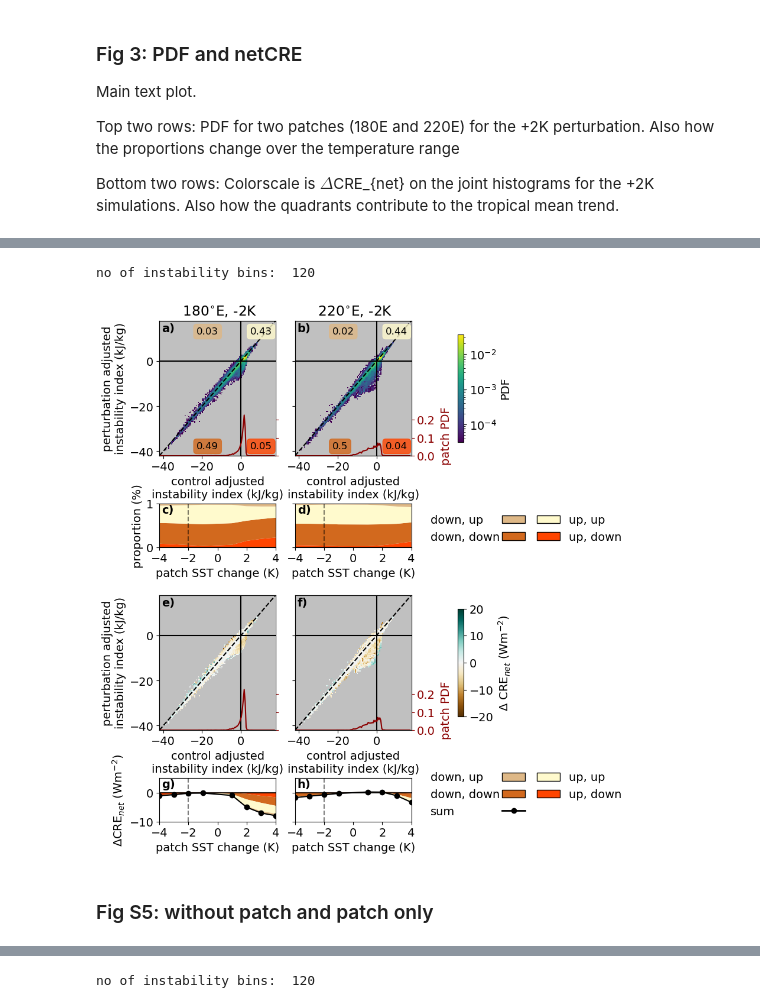
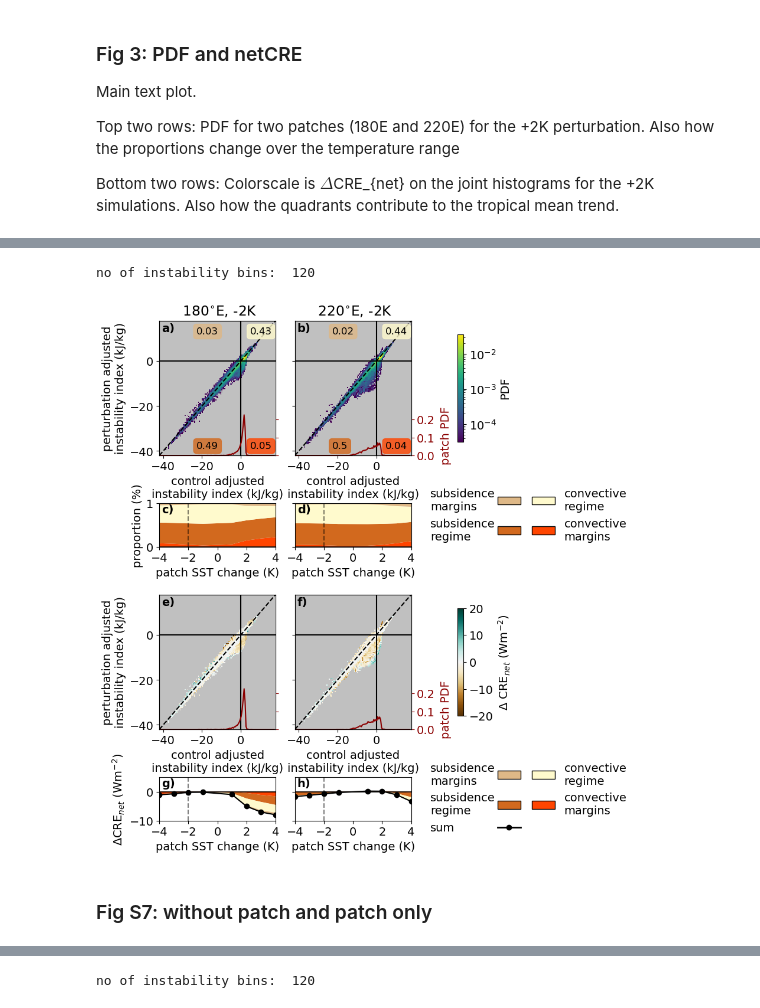
Before and after one commit to Climate-Dynamics-Lab/responses-patterned-warming, a Jupyter notebook: joint_histograms.ipynb, the cells around one changed output, grey strips where cells are left out. Cells and saved outputs as stored; diff of their text form; code cells hidden in the pictures.

```diff
--- a/joint_histograms.ipynb
+++ b/joint_histograms.ipynb
@@ -730,40 +732,43 @@ for k in [2,3]:
     c+=1
 
 
 ax1.set_ylabel('perturbation adjusted\ninstability index (kJ/kg)')
 ax5.set_ylabel('proportion (%)')
 ax9.set_ylabel('perturbation adjusted\ninstability index (kJ/kg)')
 ax13.set_ylabel('$\Delta$CRE$_{net}$ (Wm$^{-2}$)')
 plt.setp(ax, ylim = lim, xlim = lim)
 plt.setp(axrow2, xlim = [-4,4], ylim = [0,1],xlabel = 'patch SST change (K)')
 plt.setp(axrow2[1:], yticklabels = '')
 
 plt.setp(axrow3, ylim = lim, xlim = lim)
 plt.setp(axrow4, xlim = [-4,4], ylim = [-10, 5] ,xlabel = 'patch SST change (K)')
 plt.setp(axrow4[1:],  yticklabels = '')
 
 fig.subplots_adjust(hspace = 1.1, wspace = 0.4)
-labels = ['down, up', 'down, down', 'sum', '', '', '', 'up, up','up, down']
-labels1 = ['down, up', 'down, down', '', '', 'up, up','up, down']
+#labels = ['down, up', 'down, down', 'sum', '', '', '', 'up, up','up, down']
+#labels1 = ['down, up', 'down, down', '', '', 'up, up','up, down']
+labels = ['subsidence\nmargins', 'subsidence\nregime', 'sum', '\n', '\n', '', 'convective\nregime','convective\nmargins']
+labels1 = ['subsidence\nmargins', 'subsidence\nregime', '\n', '\n', 'convective\nregime','convective\nmargins']
+
 px1= Rectangle((0, 0), 1, 1, fc='white', ec = 'white', alpha = 0)
 px2= Rectangle((0, 0), 1, 1, fc='white', ec = 'white', alpha = 0)
 px3= Rectangle((0, 0), 1, 1, fc='white', ec = 'white', alpha = 0)
 p1 = Rectangle((0, 0), 1, 1, fc=section_colors[0], ec = 'k')
 p2 = Rectangle((0, 0), 1, 1, fc=section_colors[1], ec = 'k')
 p3 = Rectangle((0, 0), 1, 1, fc=section_colors[2], ec = 'k')
 p4 = Rectangle((0, 0), 1, 1, fc=section_colors[3], ec = 'k')
 p5 = Line2D([0], [0], color='k', marker = 'o', lw=2)
 
 ax7.legend([px1, px2, p4, p2,  p3, p1], labels1, loc = (0.85,0), ncol = 3 ,columnspacing=0.2, frameon = False)
-ax15.legend([px1, px2, px3,p4, p2, p5, p3, p1], labels, loc = (0.85,0), ncol = 3, columnspacing=0.2, frameon = False)
+ax15.legend([px1, px2, px3,p4, p2, p5, p3, p1], labels, loc = (0.85,-0.4), ncol = 3, columnspacing=0.2, frameon = False)
 
 fig.set_size_inches(5.5,11)
-fig.savefig('newplots/SIFig4.png', bbox_inches = 'tight', dpi = 300)
+fig.savefig('revised_plots/SIFig6.png', bbox_inches = 'tight', dpi = 300)
 # %% [output]
 no of instability bins:  120
-[figure, old version]
+[figure, new version]
 # %% [markdown]
-### Fig S5: without patch and patch only
+### Fig S7: without patch and patch only
 # %%
 lets = ['a)', 'b)', 'c)', 'd)', 'e)', 'f)', 'g)', 'h)', 'i)', 'j)', 'k)', 'l)']
 plt.rcParams.update({'font.size': 14})
```
Also changed, not shown: parts of 14 cells of this notebook, 1 other file.
